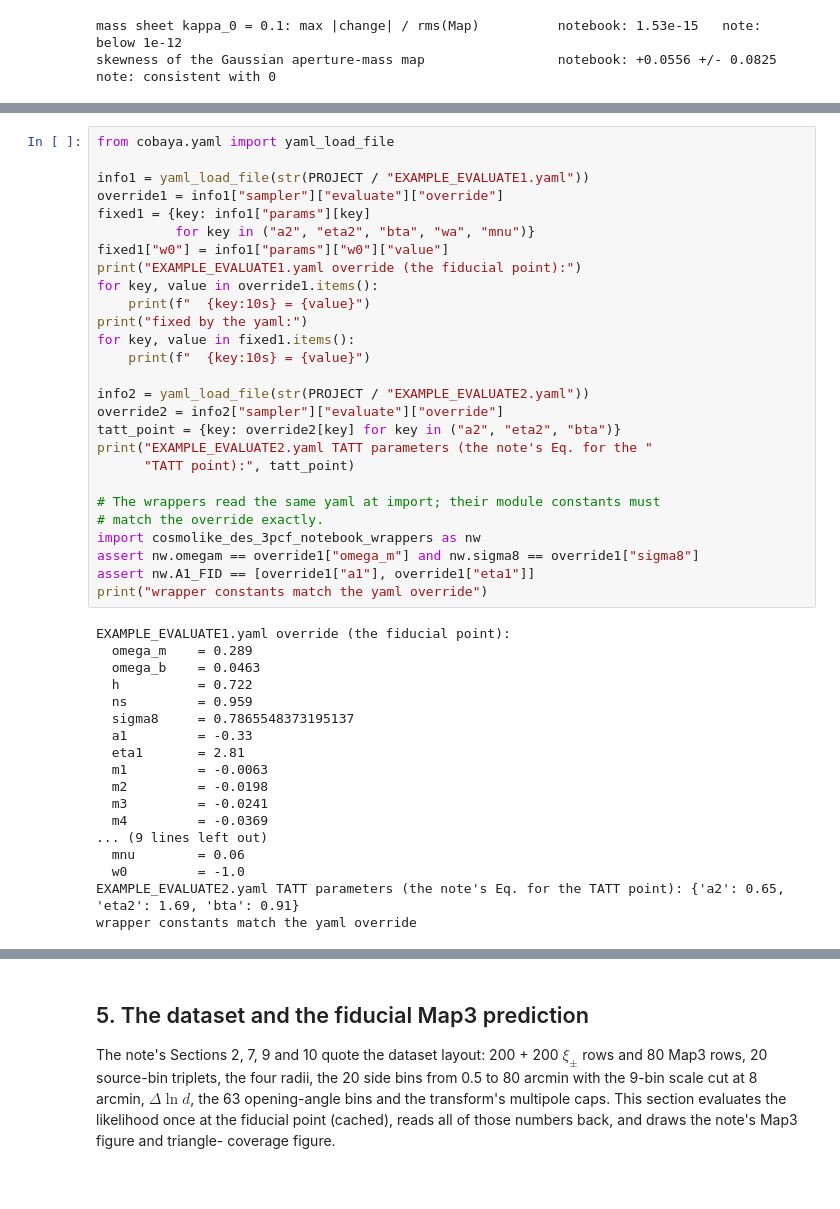
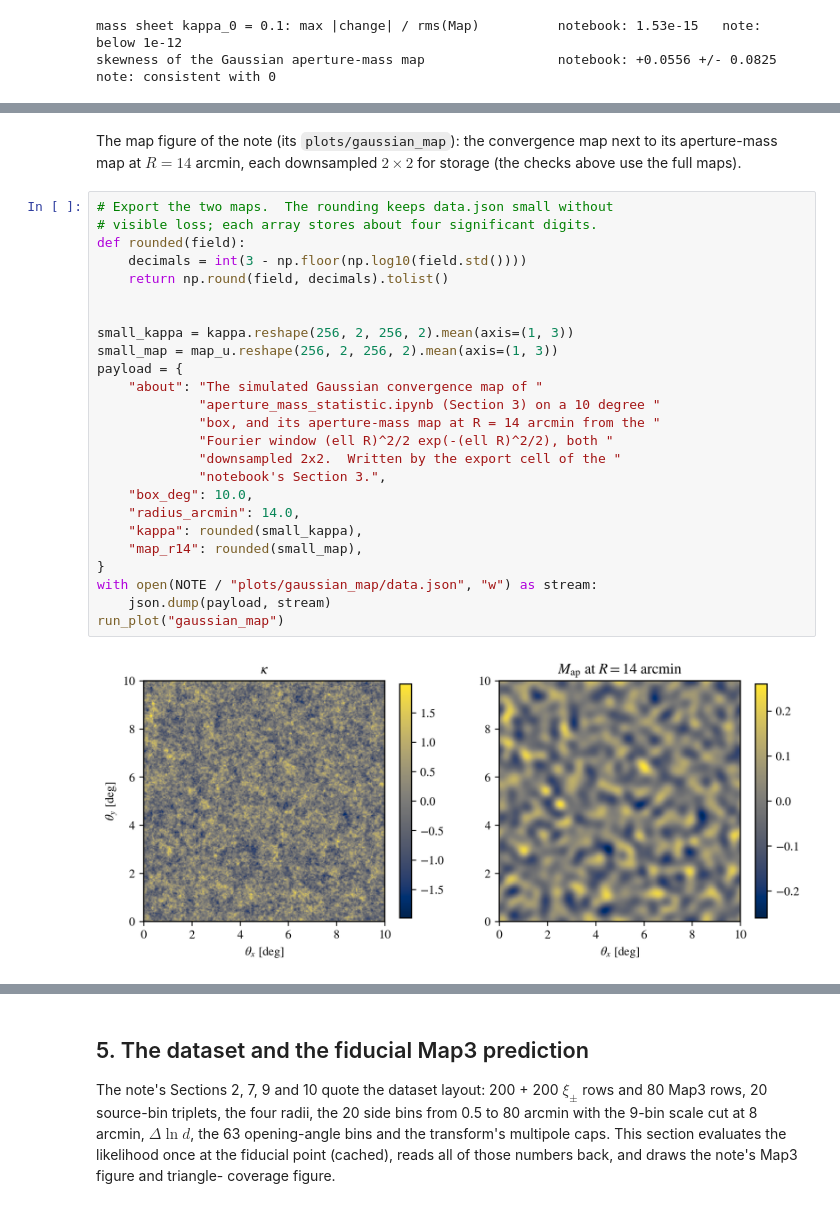
Before and after one commit to SBU-COSMOLIKE/cocoa_des_3pcf, a Jupyter notebook: notes/aperture_mass_statistic/aperture_mass_statistic.ipynb, the cells around one changed output, grey strips where cells are left out. Drawn from its saved outputs; the diff is of its cells as text.

```diff
--- a/notes/aperture_mass_statistic/aperture_mass_statistic.ipynb
+++ b/notes/aperture_mass_statistic/aperture_mass_statistic.ipynb
@@ -403,45 +401,31 @@ wrappers read the same values.
-# %%
-from cobaya.yaml import yaml_load_file
-
-info1 = yaml_load_file(str(PROJECT / "EXAMPLE_EVALUATE1.yaml"))
-override1 = info1["sampler"]["evaluate"]["override"]
-fixed1 = {key: info1["params"][key]
-          for key in ("a2", "eta2", "bta", "wa", "mnu")}
-fixed1["w0"] = info1["params"]["w0"]["value"]
-print("EXAMPLE_EVALUATE1.yaml override (the fiducial point):")
-for key, value in override1.items():
-    print(f"  {key:10s} = {value}")
-print("fixed by the yaml:")
-for key, value in fixed1.items():
-    print(f"  {key:10s} = {value}")
-
-info2 = yaml_load_file(str(PROJECT / "EXAMPLE_EVALUATE2.yaml"))
-override2 = info2["sampler"]["evaluate"]["override"]
-tatt_point = {key: override2[key] for key in ("a2", "eta2", "bta")}
-print("EXAMPLE_EVALUATE2.yaml TATT parameters (the note's Eq. for the "
-      "TATT point):", tatt_point)
-
-# The wrappers read the same yaml at import; their module constants must
-# match the override exactly.
-import cosmolike_des_3pcf_notebook_wrappers as nw
-assert nw.omegam == override1["omega_m"] and nw.sigma8 == override1["sigma8"]
-assert nw.A1_FID == [override1["a1"], override1["eta1"]]
-print("wrapper constants match the yaml override")
-# %% [output]
-EXAMPLE_EVALUATE1.yaml override (the fiducial point):
-  omega_m    = 0.289
-  omega_b    = 0.0463
-  h          = 0.722
-  ns         = 0.959
-  sigma8     = 0.7865548373195137
-  a1         = -0.33
-  eta1       = 2.81
-  m1         = -0.0063
-  m2         = -0.0198
-  m3         = -0.0241
-  m4         = -0.0369
-... (9 lines left out)
-  mnu        = 0.06
-  w0         = -1.0
-EXAMPLE_EVALUATE2.yaml TATT parameters (the note's Eq. for the TATT point): {'a2': 0.65, 'eta2': 1.69, 'bta': 0.91}
-wrapper constants match the yaml override
+# %% [markdown]
+The map figure of the note (its `plots/gaussian_map`): the convergence
+map next to its aperture-mass map at $R = 14$ arcmin, each downsampled
+$2\times 2$ for storage (the checks above use the full maps).
+# %%
+# Export the two maps.  The rounding keeps data.json small without
+# visible loss; each array stores about four significant digits.
+def rounded(field):
+    decimals = int(3 - np.floor(np.log10(field.std())))
+    return np.round(field, decimals).tolist()
+
+
+small_kappa = kappa.reshape(256, 2, 256, 2).mean(axis=(1, 3))
+small_map = map_u.reshape(256, 2, 256, 2).mean(axis=(1, 3))
+payload = {
+    "about": "The simulated Gaussian convergence map of "
+             "aperture_mass_statistic.ipynb (Section 3) on a 10 degree "
+             "box, and its aperture-mass map at R = 14 arcmin from the "
+             "Fourier window (ell R)^2/2 exp(-(ell R)^2/2), both "
+             "downsampled 2x2.  Written by the export cell of the "
+             "notebook's Section 3.",
+    "box_deg": 10.0,
+    "radius_arcmin": 14.0,
+    "kappa": rounded(small_kappa),
+    "map_r14": rounded(small_map),
+}
+with open(NOTE / "plots/gaussian_map/data.json", "w") as stream:
+    json.dump(payload, stream)
+run_plot("gaussian_map")
+# %% [output]
+[figure, added]
```
Also changed, not shown: parts of 32 cells of this notebook, 34 other files.
